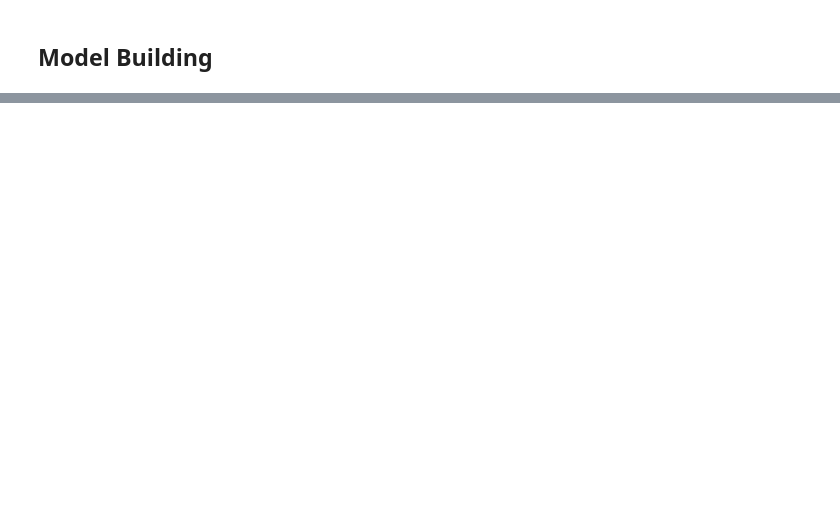
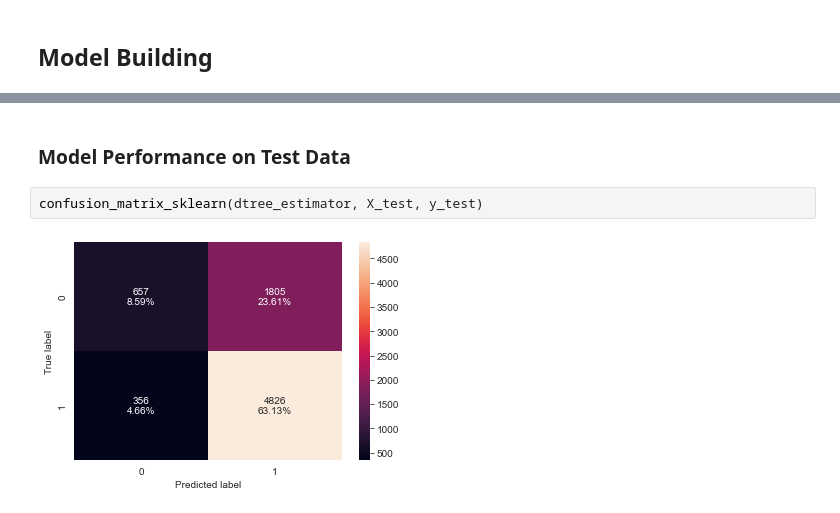
Before and after one commit to ArthurXia1031/Data_Science_Project, a Jupyter notebook: machine_learning/Easy_visa/easy_visa.ipynb, the cells around one changed output, grey strips where cells are left out. Drawn from its saved outputs; the diff is of its cells as text; blank space fills up the shorter version.

```diff
--- a/machine_learning/Easy_visa/easy_visa.ipynb
+++ b/machine_learning/Easy_visa/easy_visa.ipynb
@@ -825,0 +914,6 @@ def cufusion_metrix(model, predictors, target):
+# %% [markdown]
+### Model Performance on Test Data
+# %%
+confusion_matrix_sklearn(dtree_estimator, X_test, y_test)
+# %% [output]
+[figure, added]
```
Also changed, not shown: parts of 107 cells of this notebook.
